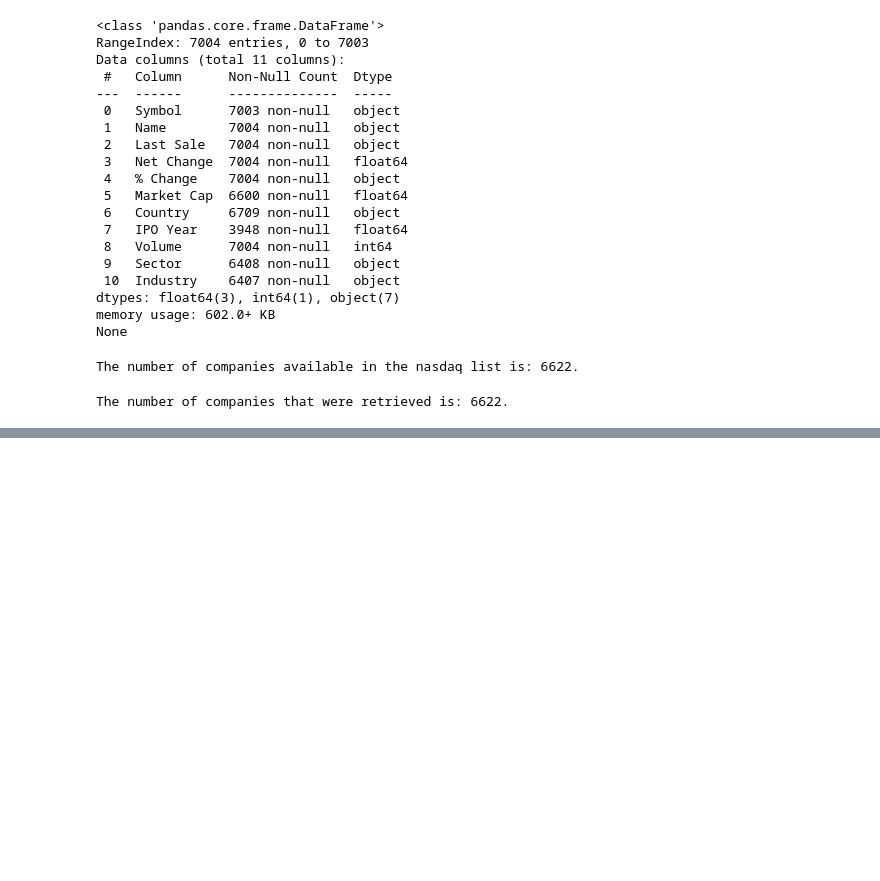
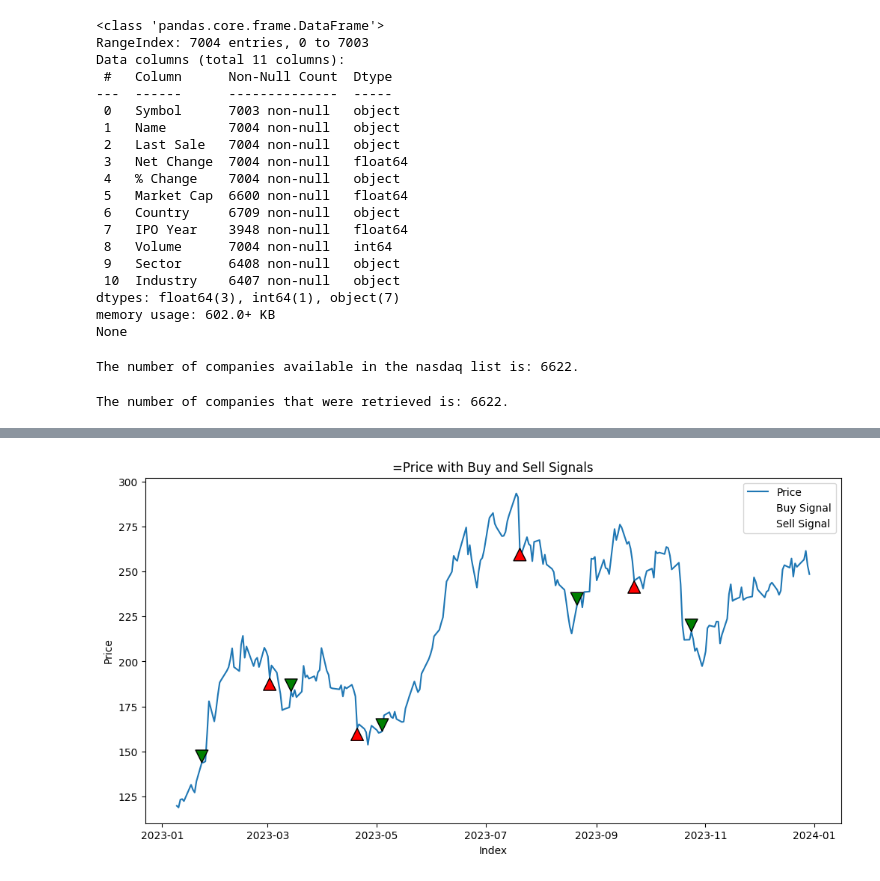
Before and after one commit to jorgeluisgg/project_awesome, a Jupyter notebook: notebooks/jlgg_notebook.ipynb, the cells around one changed output, grey strips where cells are left out. Cells and saved outputs as stored; diff of their text form; code cells hidden in the pictures; blank space fills up the shorter version.

```diff
--- a/notebooks/jlgg_notebook.ipynb
+++ b/notebooks/jlgg_notebook.ipynb
@@ -97,0 +130,6 @@ InvalidIndexError: Reindexing only valid with uniquely valued Index objects
+# %%
+# Read the CSV file and set the 'Date' column as the index
+dfprice = pd.read_csv('/home/jorgeluisgg/code/jorgeluisgg/project_awesome/raw_data/raw_data_stock_market_4y_fortimeseries.csv', index_col='Date')
+
+# Convert the index to datetime with utc=True
+dfprice.index = pd.to_datetime(dfprice.index, utc=True)
@@ -98 +242,24 @@ InvalidIndexError: Reindexing only valid with uniquely valued Index objects
+# %%
+# Plot the stock price with buy and sell signals
+plt.figure(figsize=(12, 6))
+plt.plot(dfcompany[ticker], label='Price', marker='')
+plt.scatter(dfcompany.index[dfcompany['buy_signal']], dfcompany[ticker][dfcompany['buy_signal']], marker='', color='g', label='Buy Signal', s=100)
+plt.scatter(dfcompany.index[dfcompany['sell_signal']], dfcompany[ticker][dfcompany['sell_signal']], marker='', color='r', label='Sell Signal', s=100)
+
+# Adding arrows for buy and sell signals
+for idx, row in dfcompany.iterrows():
+    if row['buy_signal']:
+        plt.annotate('', xy=(idx, row[ticker]), xytext=(idx, row[ticker]+1),
+                     arrowprops=dict(facecolor='green', shrink=0.05))
+    elif row['sell_signal']:
+        plt.annotate('', xy=(idx, row[ticker]), xytext=(idx, row[ticker]-1),
+                     arrowprops=dict(facecolor='red', shrink=0.05))
+
+plt.title('=Price with Buy and Sell Signals')
+plt.xlabel('Index')
+plt.ylabel('Price')
+plt.legend()
+plt.show()
+# %% [output]
+[figure, added]
 # %%
```
Also changed, not shown: parts of 19 cells of this notebook, 5 other files.
